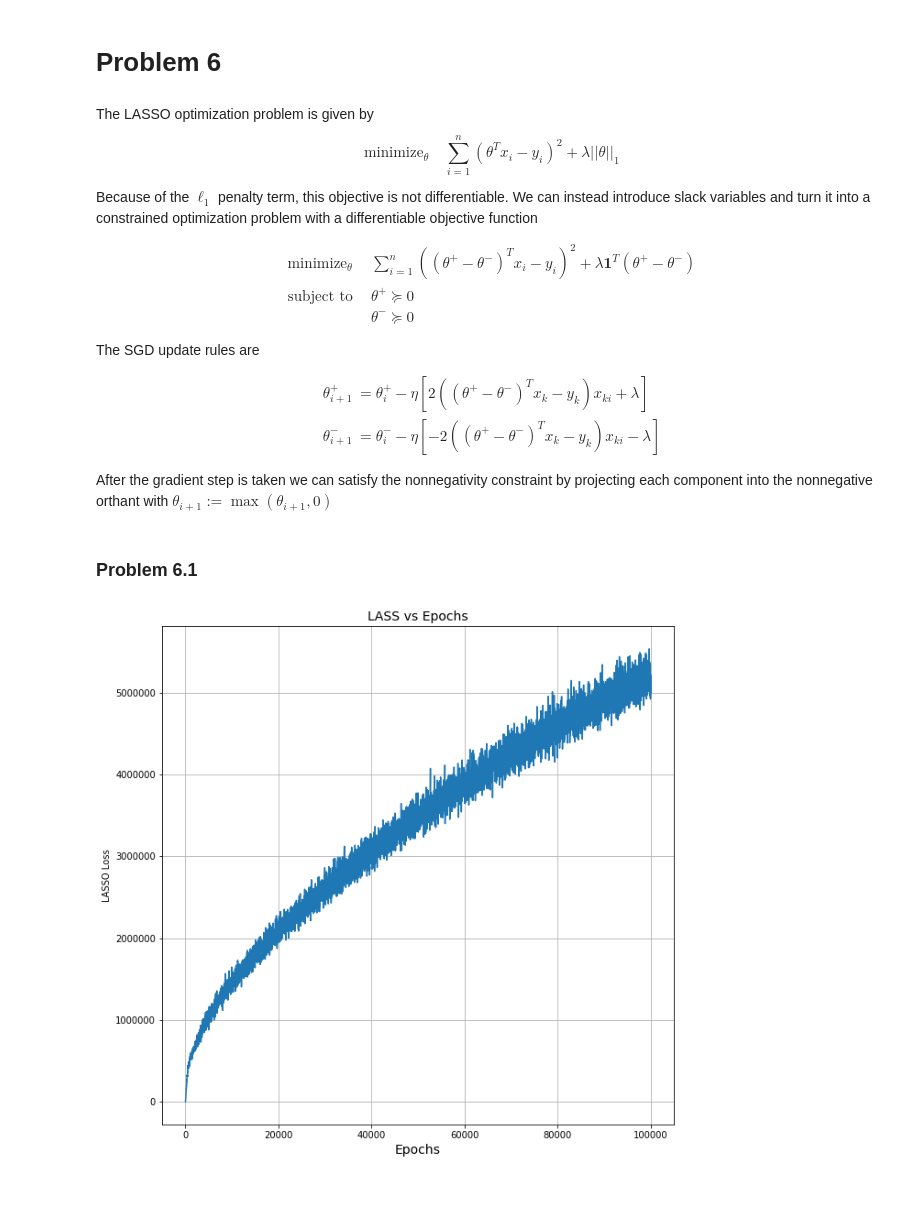
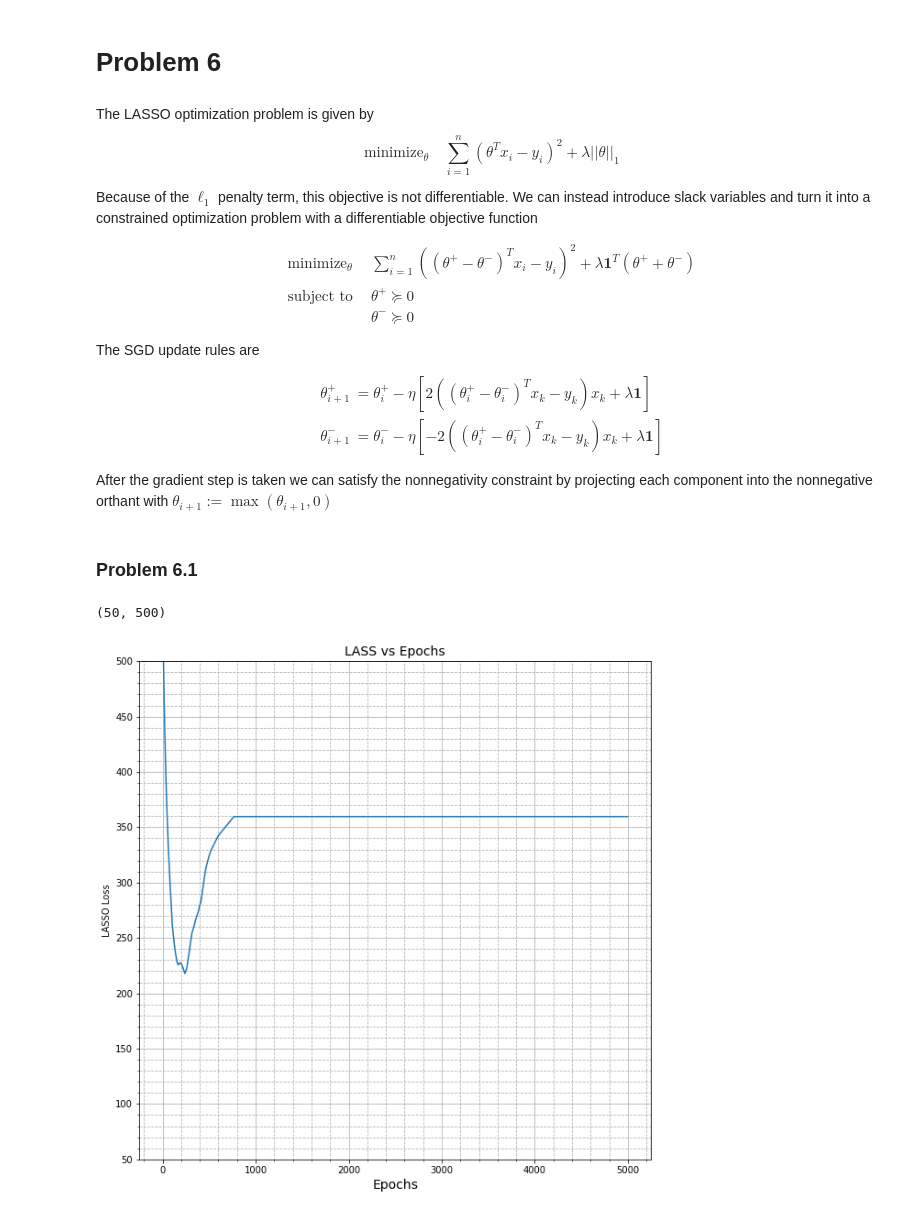
Before and after one commit to chaaland/bloomberg-ml-course, a Jupyter notebook: HW2/writeup/HW2.ipynb, the cells around one changed output. Drawn from its saved outputs; the diff is of its cells as text; code cells hidden in the pictures.

```diff
--- a/HW2/writeup/HW2.ipynb
+++ b/HW2/writeup/HW2.ipynb
@@ -470,7 +472,7 @@ Because of the $\ell_1$ penalty term, this objective is not differentiable. We c
 
 $$
 \begin{align*}
-\text{minimize}_\theta\quad& \sum_{i=1}^n ((\theta^+-\theta^-)^T x_i - y_i)^2 + \lambda \mathbf{1}^T(\theta^+-\theta^-)\\
+\text{minimize}_\theta\quad& \sum_{i=1}^n ((\theta^+-\theta^-)^T x_i - y_i)^2 + \lambda \mathbf{1}^T(\theta^+ +\theta^-)\\
 \text{subject to}\quad& \theta^+ \succeq 0\\
 &\theta^-\succeq 0
 \end{align*}
@@ -480,8 +482,8 @@ The SGD update rules are
 
 $$
 \begin{align*}
-\theta^+_{i+1} &= \theta^+_{i} - \eta\left[2\left((\theta^+ - \theta^-)^Tx_{k} - y_k\right)x_{ki} + \lambda \right]\\
-\theta^-_{i+1} &= \theta^-_{i} - \eta\left[-2\left((\theta^+ - \theta^-)^Tx_{k} - y_k\right)x_{ki} - \lambda \right]
+\theta^+_{i+1} &= \theta^+_{i} - \eta\left[2\left((\theta_{i}^+ - \theta_{i}^-)^Tx_{k} - y_k\right)x_{k} + \lambda \mathbf{1} \right]\\
+\theta^-_{i+1} &= \theta^-_{i} - \eta\left[-2\left((\theta_{i}^+ - \theta_{i}^-)^Tx_{k} - y_k\right)x_{k} + \lambda\mathbf{1} \right]
 \end{align*}
 $$
 
@@ -489,17 +491,20 @@ After the gradient step is taken we can satisfy the nonnegativity constraint by
 # %% [markdown]
 ### Problem 6.1
 # %%
-_, loss_hist = projected_sgd_lasso(x_train_feat, y_train, lambda_reg=100, alpha=0.00001)
+_, loss_hist = projected_sgd_lasso(x_train_feat, y_train, lambda_reg=10, num_iter=5000, alpha=0.000001/2)
 # %%
 plt.figure(figsize=(10,10))
 plt.plot(loss_hist.ravel())
 
 plt.title('LASS vs Epochs', fontsize=14);
 plt.xlabel('Epochs', fontsize=14);
 plt.ylabel('LASSO Loss');
 plt.grid(b=True, which='major');
 plt.grid(b=True, which='minor', linestyle='--');
-plt.minorticks_on()
+plt.minorticks_on();
+
+plt.ylim([50,500])
 # %% [output]
+(50, 500)
-[figure, old version]
+[figure, new version]
 # %%
```
Also changed, not shown: parts of 20 cells of this notebook, 2 other files.
